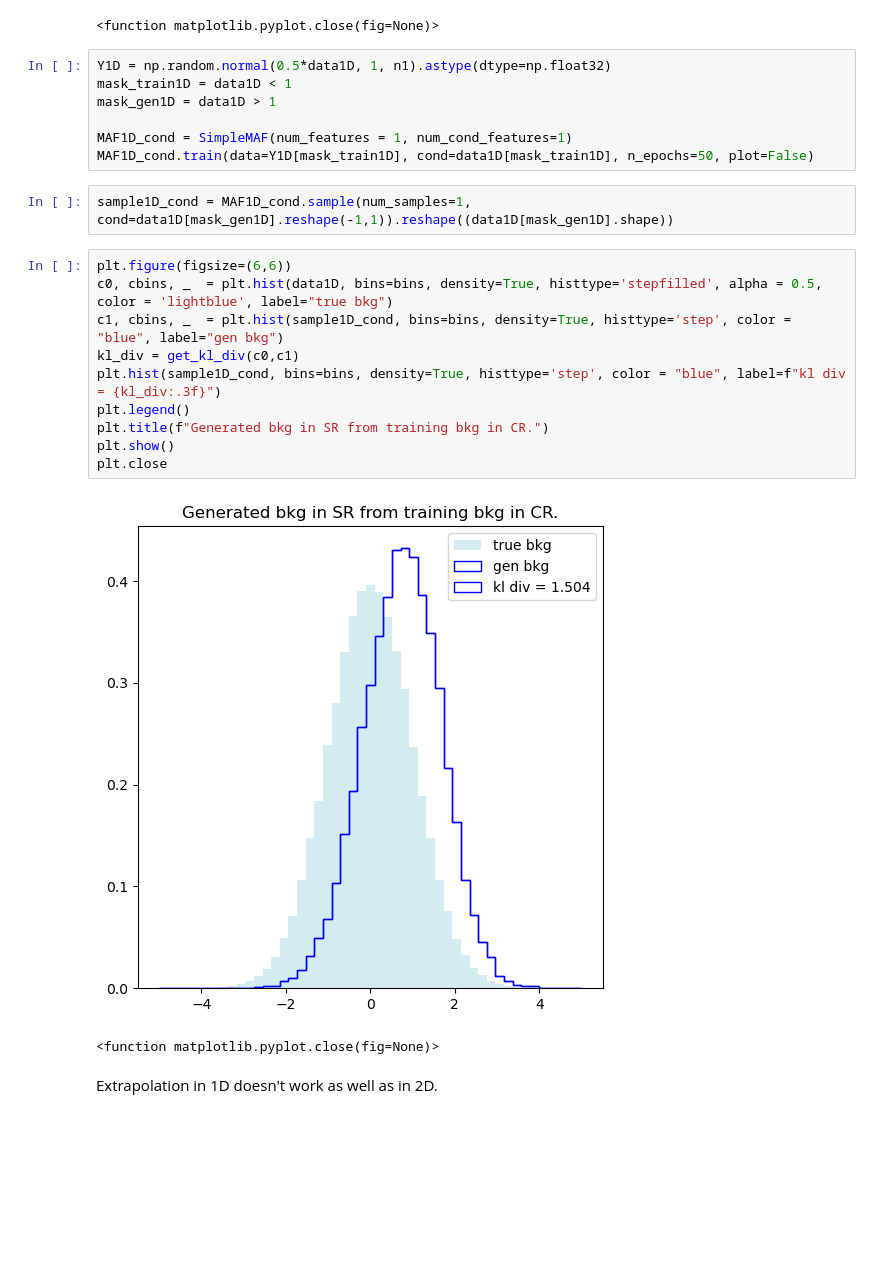
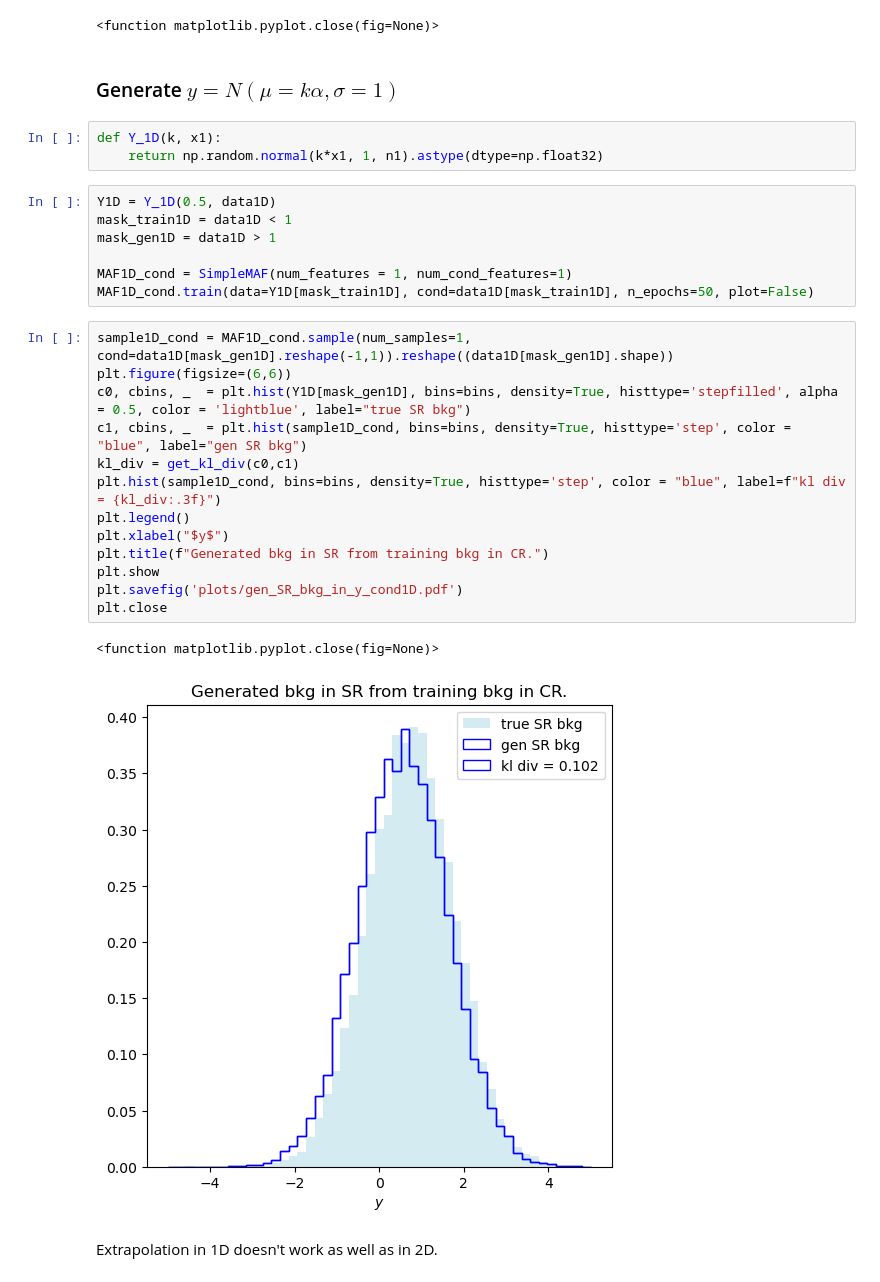
Before and after one commit to hep-lbdl/non-resonant-AD-extrapolation, a Jupyter notebook: Example.ipynb, the cells around one changed output. Drawn from its saved outputs; the diff is of its cells as text; blank space fills up the shorter version.

Commit message:
Fix plotting.

```diff
--- a/Example.ipynb
+++ b/Example.ipynb
@@ -227,27 +224,33 @@ plt.close
 # %% [output]
 [figure]
 <function matplotlib.pyplot.close(fig=None)>
+# %% [markdown]
+### Generate $ y = N( \mu = k\alpha,\sigma = 1)$
+# %%
+def Y_1D(k, x1):
+    return np.random.normal(k*x1, 1, n1).astype(dtype=np.float32)
 # %%
-Y1D = np.random.normal(0.5*data1D, 1, n1).astype(dtype=np.float32)
+Y1D = Y_1D(0.5, data1D)
 mask_train1D = data1D < 1
 mask_gen1D = data1D > 1
 
 MAF1D_cond = SimpleMAF(num_features = 1, num_cond_features=1)
 MAF1D_cond.train(data=Y1D[mask_train1D], cond=data1D[mask_train1D], n_epochs=50, plot=False)
-# %%
-sample1D_cond = MAF1D_cond.sample(num_samples=1, cond=data1D[mask_gen1D].reshape(-1,1)).reshape((data1D[mask_gen1D].shape))
 # %%
+sample1D_cond = MAF1D_cond.sample(num_samples=1, cond=data1D[mask_gen1D].reshape(-1,1)).reshape((data1D[mask_gen1D].shape))
 plt.figure(figsize=(6,6))
-c0, cbins, _  = plt.hist(data1D, bins=bins, density=True, histtype='stepfilled', alpha = 0.5, color = 'lightblue', label="true bkg")
-c1, cbins, _  = plt.hist(sample1D_cond, bins=bins, density=True, histtype='step', color = "blue", label="gen bkg")
+c0, cbins, _  = plt.hist(Y1D[mask_gen1D], bins=bins, density=True, histtype='stepfilled', alpha = 0.5, color = 'lightblue', label="true SR bkg")
+c1, cbins, _  = plt.hist(sample1D_cond, bins=bins, density=True, histtype='step', color = "blue", label="gen SR bkg")
 kl_div = get_kl_div(c0,c1)
 plt.hist(sample1D_cond, bins=bins, density=True, histtype='step', color = "blue", label=f"kl div = {kl_div:.3f}")
 plt.legend()
+plt.xlabel("$y$")
 plt.title(f"Generated bkg in SR from training bkg in CR.")
-plt.show()
+plt.show
+plt.savefig('plots/gen_SR_bkg_in_y_cond1D.pdf')
 plt.close
 # %% [output]
+<function matplotlib.pyplot.close(fig=None)>
-[figure, old version]
+[figure, new version]
-<function matplotlib.pyplot.close(fig=None)>
 # %% [markdown]
 Extrapolation in 1D doesn't work as well as in 2D.
```
Also changed, not shown: parts of 12 cells of this notebook, 12 other files.
